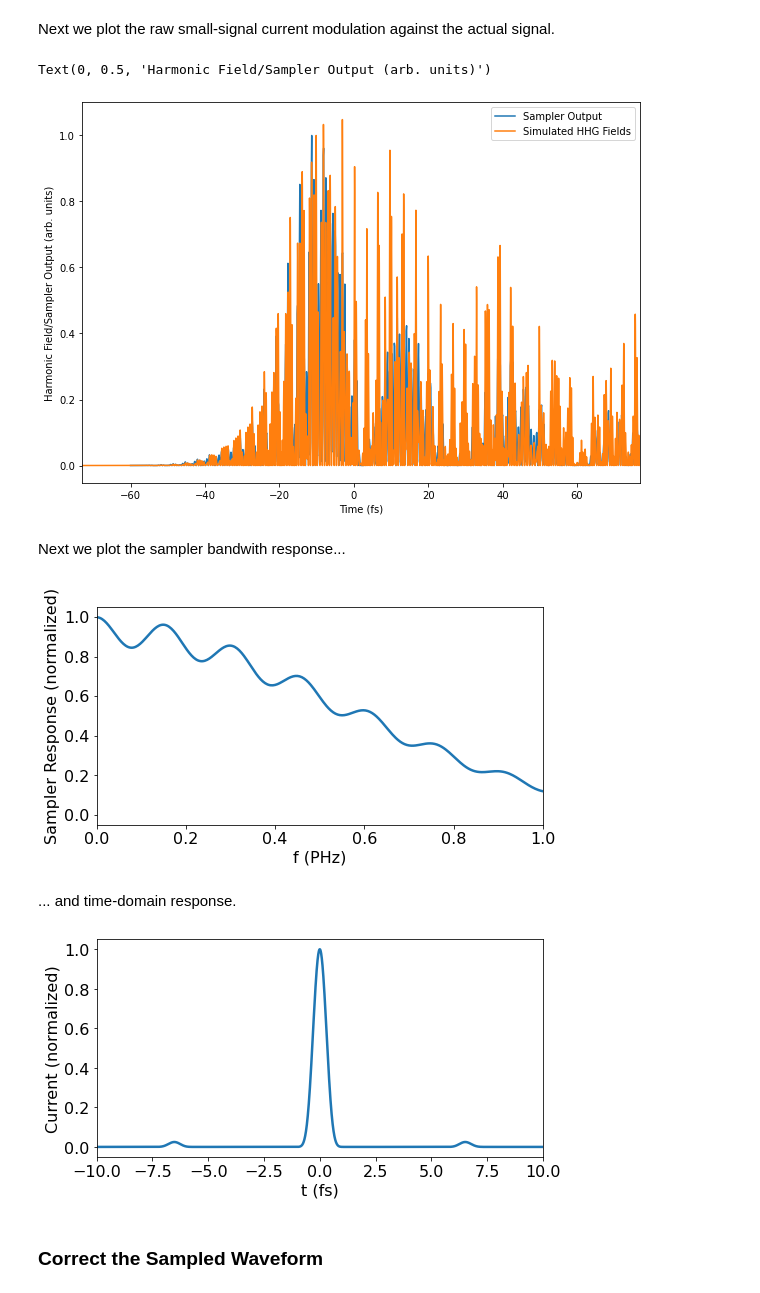
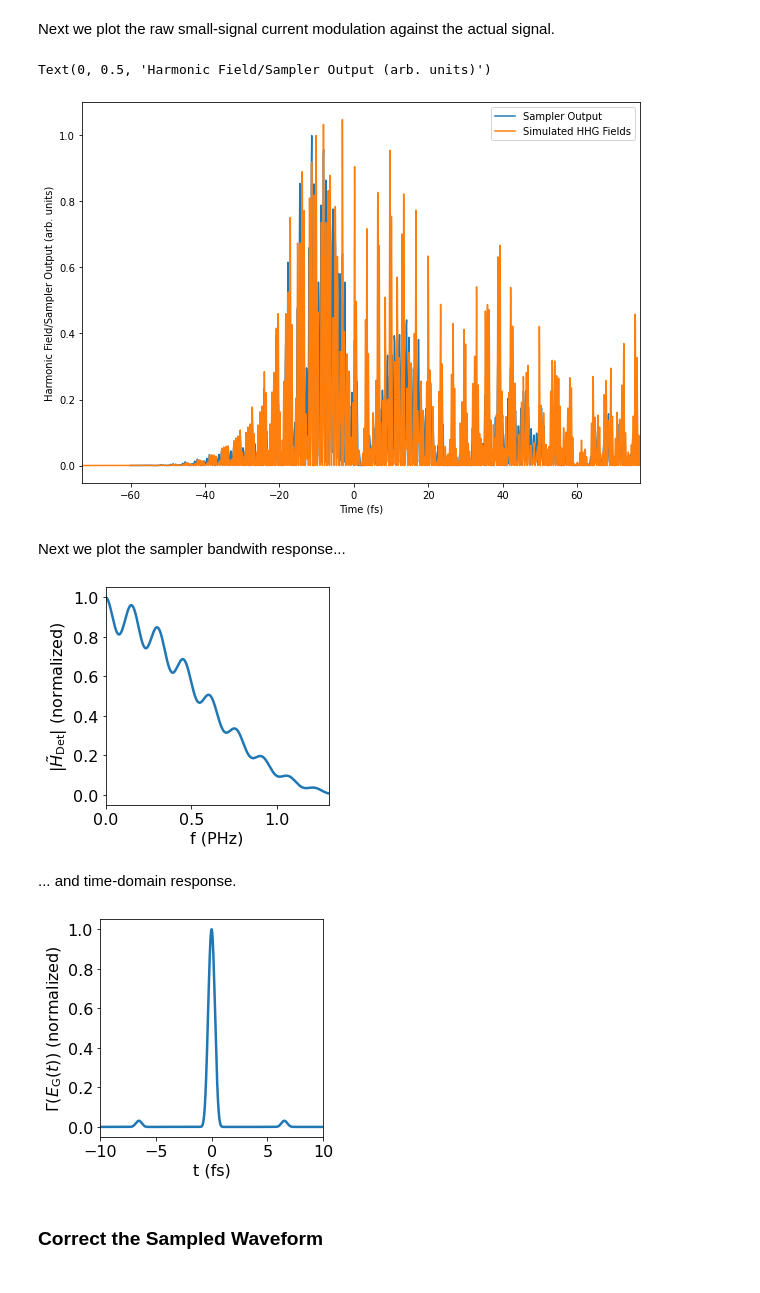
Before and after one commit to qnngroup/manu-uncovering-extreme-nonlinear-dynamics-in-solids-through-time-domain-field-analysis, a Jupyter notebook: analysis-and-plots.ipynb, the cells around one changed output. Drawn from its saved outputs; the diff is of its cells as text; code cells hidden in the pictures.

```diff
--- a/analysis-and-plots.ipynb
+++ b/analysis-and-plots.ipynb
@@ -64,11 +64,11 @@ J_2_low = tddft_data_2_low['J']
 
 #Now we want to load the corresponding semiclassical data
 #for the low-intensity case with the 2-um driver.
-filename = './SIMULATION-DATA/Semiclassical model with TDDFT bandstructure/2-um F=0.001067605/Time_and_current.txt'
-t_2_low_semi_data = load.loadCurrents(filename)
+filename = './SIMULATION-DATA/Semiclassical model with TDDFT bandstructure/2-um F=0.001067605/Time_and_current_new_w_hole.txt'
+t_2_low_semi_data = load.loadCurrents1D(filename)
 t_2_low_semi = np.squeeze(t_2_low_semi_data['t'])
 t_2_low_semi_fs = t_2_low_semi*1e15/pca.tcon #time in fs for convenience
-J_2_low_semi = np.squeeze(t_2_low_semi_data['Jz'])
+J_2_low_semi = np.squeeze(t_2_low_semi_data['J'])
 F_data_2_low_semi = load.currentsToFields(w0, t_2_low_semi, J_2_low_semi)
 
 #-- Now load the data and process it... this is the same for each file
@@ -562,10 +562,10 @@ phi_ce_drive = np.pi #Carrier envelope phase (rad)
 tau_range = np.arange(-60, 150, 0.1) #Delay range (fs)
 J = np.zeros(tau_range.shape) # Vector for output current density
 
-F_max = 7 #Maximum driver field (V/nm)
+F_max = 7.5 #Maximum driver field (V/nm)
 phi = 5.1 #Work function of electron emitter (eV)
 
-sample_factor = 1e-4 #Field ratio between HHG and driver
+sample_factor = 1e-3/7.5 #Field ratio between HHG and driver
 F_0 = 0.0; #DC bias field value (V/nm)
 
 # -- End Settings --
@@ -626,7 +626,7 @@ ax[0].set_xlabel('Time (fs)')
 ax[0].set_ylabel('Harmonic Field/Sampler Output (arb. units)')
 # %% [output]
 Text(0, 0.5, 'Harmonic Field/Sampler Output (arb. units)')
-[figure, old version]
+[figure, new version]
 # %% [markdown]
 Next we plot the sampler bandwith response...
 # %%
@@ -644,51 +644,51 @@ J_corr_f = np.fft.fftshift(J_corr_f)
 # -- unfortunately above we took single-sided spectra, so to make it match
 # -- up here we need the double-sided FT data...
 w_simulation = np.fft.fftfreq(t.size, d=dt_fs)*2*np.pi
 w_simulation = np.fft.fftshift(w_simulation)
 simulation_f = np.fft.fft(F_gen_region)
 simulation_f = np.fft.fftshift(simulation_f)
 
 #Driving pulse
 dt_drive = t_drive[1] - t_drive[0]
 drive_pulse = pulses.cos2pulse(t_drive,
                                fwhm_drive,
                                wc_drive,
                                phi_ce_drive)
 w_drive = np.fft.fftfreq(t_drive.size, d=dt_drive)*2*np.pi
 w_drive = np.fft.fftshift(w_drive)
 dJ_dF_drive = FN.dJ_dF_FN_SI(F_max*drive_pulse['E'] + F_0, phi)
 J_drive = FN.J_FN_SI(F_max*drive_pulse['E'] + F_0, phi)
 H_sampler = np.fft.fft(np.fft.fftshift(dJ_dF_drive)) #Transfer function of the sampler
 H_sampler = np.fft.fftshift(H_sampler)
 H_sampler = H_sampler/np.max(np.abs(H_sampler))
 
 # -- Plot the sampler transfer-function: H_sampler
 fig = plt.figure()
-fig.set_size_inches(8, 4)
+fig.set_size_inches(4, 4)
 
 plt.plot(w_drive/np.pi/2, np.abs(H_sampler), linewidth=2.5)
-plt.xlim(0, 1)
+plt.xlim(0, 1.3)
 plt.xlabel('f (PHz)', fontsize=16)
-plt.ylabel('Sampler Response (normalized)', fontsize=16)
+plt.ylabel(r'$|\tilde{H}_\mathrm{Det}|$ (normalized)', fontsize=16)
 plt.tick_params(labelsize=16)
 
 fig.savefig('sampler-bandwidth-response.pdf', bbox_inches='tight')
 # %% [output]
-[figure, old version]
+[figure, new version]
 # %% [markdown]
 ... and time-domain response.
 # %%
 fig = plt.figure()
-fig.set_size_inches(8, 4)
+fig.set_size_inches(4, 4)
 
 plt.plot(t_drive, J_drive/J_drive.max(), linewidth=2.5)
 plt.xlabel('t (fs)', fontsize=16)
-plt.ylabel('Current (normalized)', fontsize=16)
+plt.ylabel(r'$\Gamma(E_\mathrm{G}(t))$ (normalized)', fontsize=16)
 plt.tick_params(labelsize=16)
 plt.xlim(-10, 10)
 fig.savefig('sampler-current-response.pdf', bbox_inches='tight')
 # %% [output]
-[figure, old version]
+[figure, new version]
 # %% [markdown]
 ### Correct the Sampled Waveform
 # %% [markdown]
```
Also changed, not shown: parts of 7 cells of this notebook, 19 other files.
